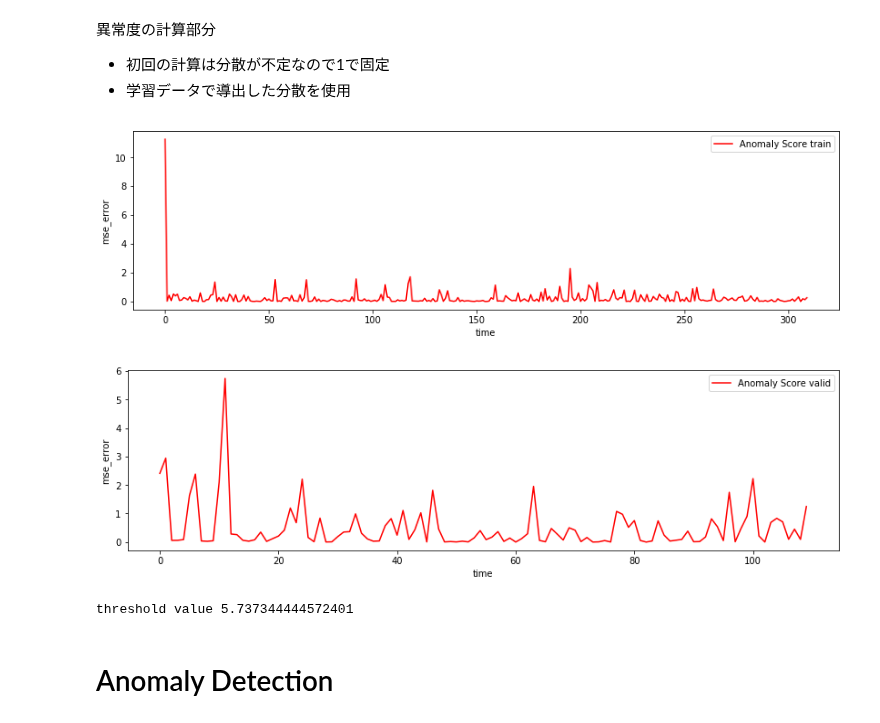
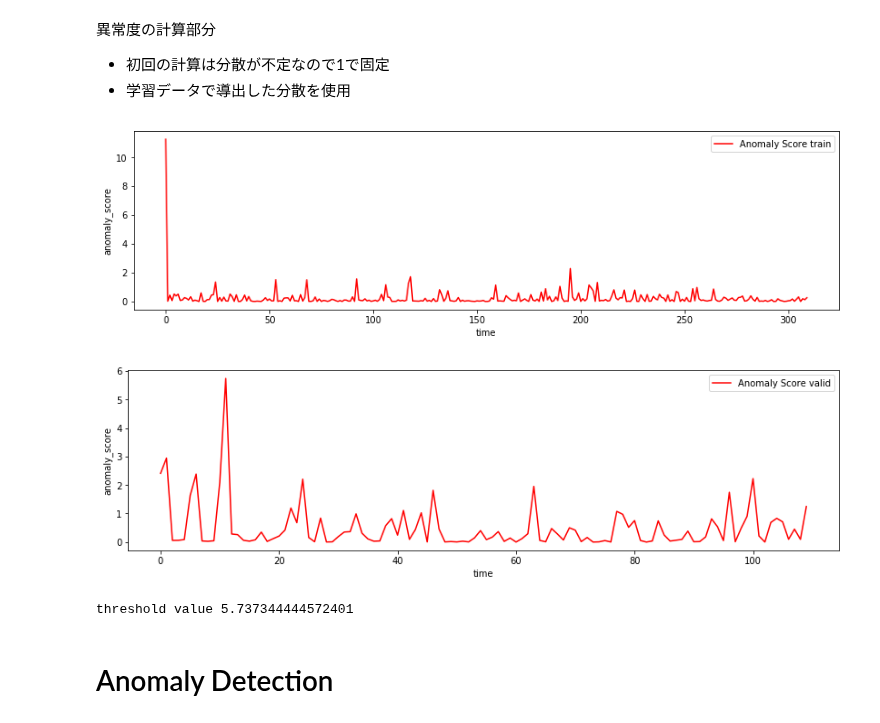
Before and after one commit to SnowMasaya/time_series_anomaly_detect_hands_on, a Jupyter notebook: time_series_anomaly_detect.ipynb, the cells around one changed output. Saved outputs shown, nothing was run; the diff lists cells and outputs as text; code cells hidden in the pictures.

```diff
--- a/time_series_anomaly_detect.ipynb
+++ b/time_series_anomaly_detect.ipynb
@@ -306,27 +311,27 @@ mse_value = calculate_mse(X_smooth_train, predictions, mse_value_variance)
 # %%
 pylab.figure(figsize=(14, 8))
 pylab.subplot(211)
 pylab.xlabel('time')
-pylab.ylabel('mse_error')
+pylab.ylabel('anomaly_score')
 pylab.plot(mse_value_org, "r", label='Anomaly Score train')
 pylab.legend(loc='upper right')
 pylab.show()
 
 mse_value_valid = calculate_mse(X_smooth_valid, predictions_valid, mse_value_variance)
 
 pylab.figure(figsize=(14, 8))
 pylab.subplot(211)
 pylab.xlabel('time')
-pylab.ylabel('mse_error')
+pylab.ylabel('anomaly_score')
 pylab.plot(mse_value_valid, "r", label='Anomaly Score valid')
 pylab.legend(loc='upper right')
 pylab.show()
 
 threshold = np.max(mse_value_valid)
 print("threshold value {}".format(threshold))
 # %% [output]
-[figure, old version]
+[figure, new version]
-[figure, old version]
+[figure, new version]
 threshold value 5.737344444572401
 # %% [markdown]
 # Anomaly Detection
```
Also changed, not shown: parts of 15 cells of this notebook, 2 other files.
